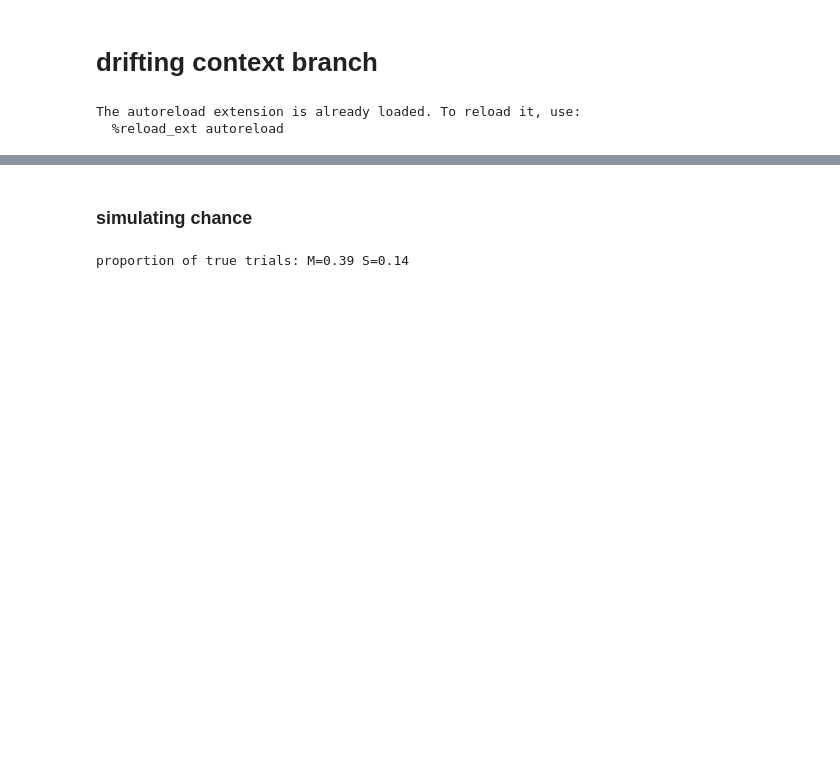
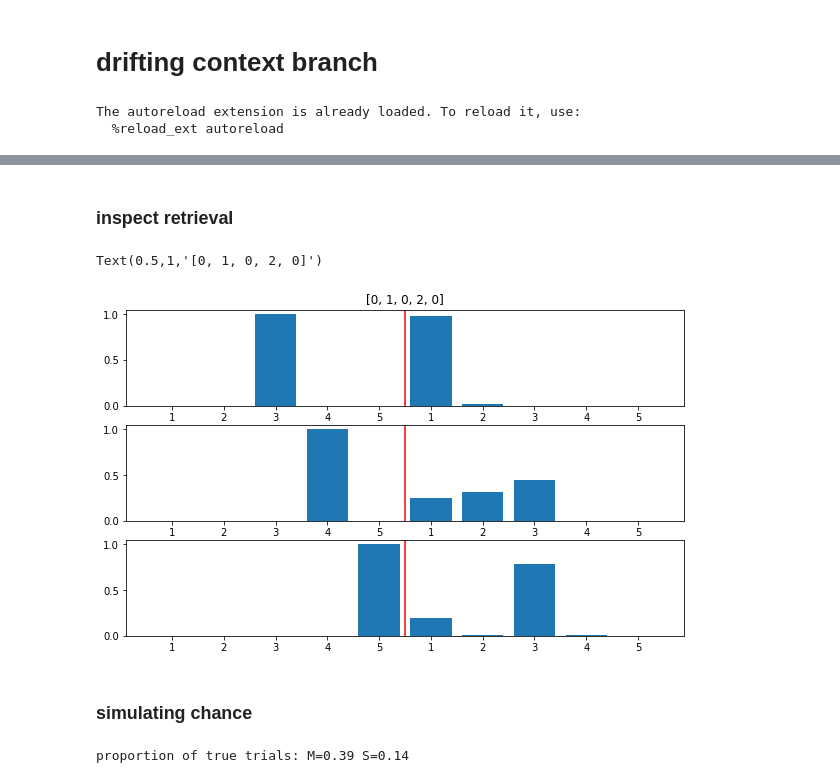
Before and after one commit to andrebeu/nback, a Jupyter notebook: nback pure EM.ipynb, the cells around one changed output, grey strips where cells are left out. Saved outputs shown, nothing was run; the diff lists cells and outputs as text; code cells hidden in the pictures; blank space fills up the shorter version.

```diff
--- a/nback pure EM.ipynb
+++ b/nback pure EM.ipynb
@@ -130,3 +107,40 @@ plt.title('context not trainable')
+# %% [markdown]
+### inspect retrieval
+# %%
+# ntrials = 5
+# # context_edim = ntrials
+# discount_rate = .9
+# memory_temp = 3
+
+# net = PureEM(nstim,ntrials,dim,stim_edim,context_edim,discount_rate,memory_temp)
+
+seq = [0,1,0,2,0]
+T,X,Y = task.format_seq_into_dataset(seq)
+context_emat = np.identity(ntrials)
+
+feed_dict = {
+  net.trial_ph:T,
+  net.stim_ph:X,
+  net.y_ph:Y,
+  net.context_emat_ph:context_emat
+}
+
+ops = [
+  *net.respinL,
+]
+
+respinL = net.sess.run(ops,feed_dict)
+fig,axarr = plt.subplots(len(respinL),1,figsize=(10,6),sharex=False);axarr=axarr.reshape(-1)
+for t,respin in enumerate(respinL):
+  ax = axarr[t]
+  ax.bar(np.arange(context_edim*2),respin)
+  ax.axvline(ntrials-.5,c='r')
+  ax.set_xticks(np.arange(ntrials*2))
+  ax.set_xticklabels(np.concatenate([np.arange(ntrials)+1,np.arange(ntrials)+1]))
+axarr[0].set_title(seq)
+# %% [output]
+Text(0.5,1,'[0, 1, 0, 2, 0]')
+[figure, added]
 # %% [markdown]
 ### simulating chance
 # %%
```
Also changed, not shown: parts of 9 cells of this notebook, 3 other files.
